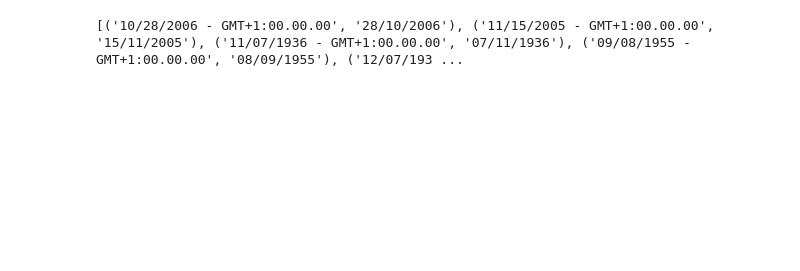
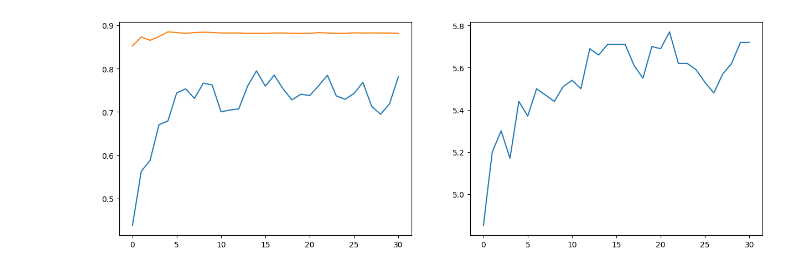
Before and after one commit to AlexandreCombeau/simTree, a Jupyter notebook: simGen.ipynb, the cells around one changed output. Drawn from its saved outputs; the diff is of its cells as text; code cells hidden in the pictures; blank space fills up the shorter version.

Commit message:
functionnal version, added tournament selection

```diff
--- a/simGen.ipynb
+++ b/simGen.ipynb
@@ -146,40 +98,6 @@ def get_rd_function(nb_child,value):
         if new_value != value:
             flag = False
     return new_value
-# %%
-from datetime import datetime
-
-dates = [
-    '2006-10-28', '2005-11-15', '1936-11-07', '1955-09-08', '1936-12-07',
-    '1937-04-12', '1974-12-02', '1972-06-30', '1955-07-06', '2006-09-09',
-    '2007-11-06', '2007-11-13', '2009-09-29', '2014-03-25', '2001-12-04',
-    '2004-09-06', '2004-11-10', '2004-11-23', '2004-12-09', '2005-09-27',
-    '2011-09-27', '2000-09-12', '1999-09-14', '2003-11-11', '2004-02-05',
-    '2006-04-04', '2005-11-16', '2005-11-24', '2008-09-23', '2010-10-19',
-    '2005-09-13', '2005-09-14', '2006-03-07', '2009-09-08', '2011-11-01',
-    '2003-06-03', '1969-02-10', '2017-04-28', '2022-10-24', '2004-05-10',
-    '2018-03-14', '2002-04-11', '2013-03-09'
-]
-
-american_dates = []
-european_dates = []
-
-for date_str in dates:
-    date_obj = datetime.strptime(date_str, '%Y-%m-%d')
-    american_date = date_obj.strftime('%m/%d/%Y - GMT+1:%H.%M.%S')
-    american_dates.append(american_date)
-    european_date = date_obj.strftime('%d/%m/%Y')
-    european_dates.append(european_date)
-
-# Print the converted dates
-values = []
-for a,e in zip(american_dates,european_dates):
-    #print(a+" - "+e)
-    values.append((a,e))
-
-print(values)
-# %% [output]
-[('10/28/2006 - GMT+1:00.00.00', '28/10/2006'), ('11/15/2005 - GMT+1:00.00.00', '15/11/2005'), ('11/07/1936 - GMT+1:00.00.00', '07/11/1936'), ('09/08/1955 - GMT+1:00.00.00', '08/09/1955'), ('12/07/193 ...
 # %%
 class SimGen():
     def __init__(self, param_algo : dict , param_data : dict):
@@ -448,6 +388,31 @@ def plot_stats_sim(sim : SimGen, save = "") -> None:
     plt.plot(np.arange(0,len(size_avg),1),size_avg)
     if save:
         plt.savefig(save)
+# %%
+param_algo = {
+    "population_size" : 100,
+    "nb_generation"   : 30,
+    "proba_selection" : 0.3,
+    "proba_crossover" : 0.2,
+    "proba_mutation"  : 0.3,
+    "size_regularisation" : 0.5,
+    "top_k" : 15,
+    "threshold" : 0.95
+}
+
+param_data = {
+    "tree_max_depth" : 6,
+    "similarity_functions" : similarity_functions(),
+    "transformation_functions" : transformation_functions(),
+    "values" : values_adress
+}
+
+
+sim = SimGen(param_algo,param_data)
+sim.evolve_population()
+plot_stats_sim(sim)
+# %% [output]
+[figure, added]
 # %%
 mut = [0.2,0.3,0.4,0.5]
 crossover = [0.4,0.3,0.2,0.1]
```
Also changed, not shown: parts of 13 cells of this notebook, 6 other files.
